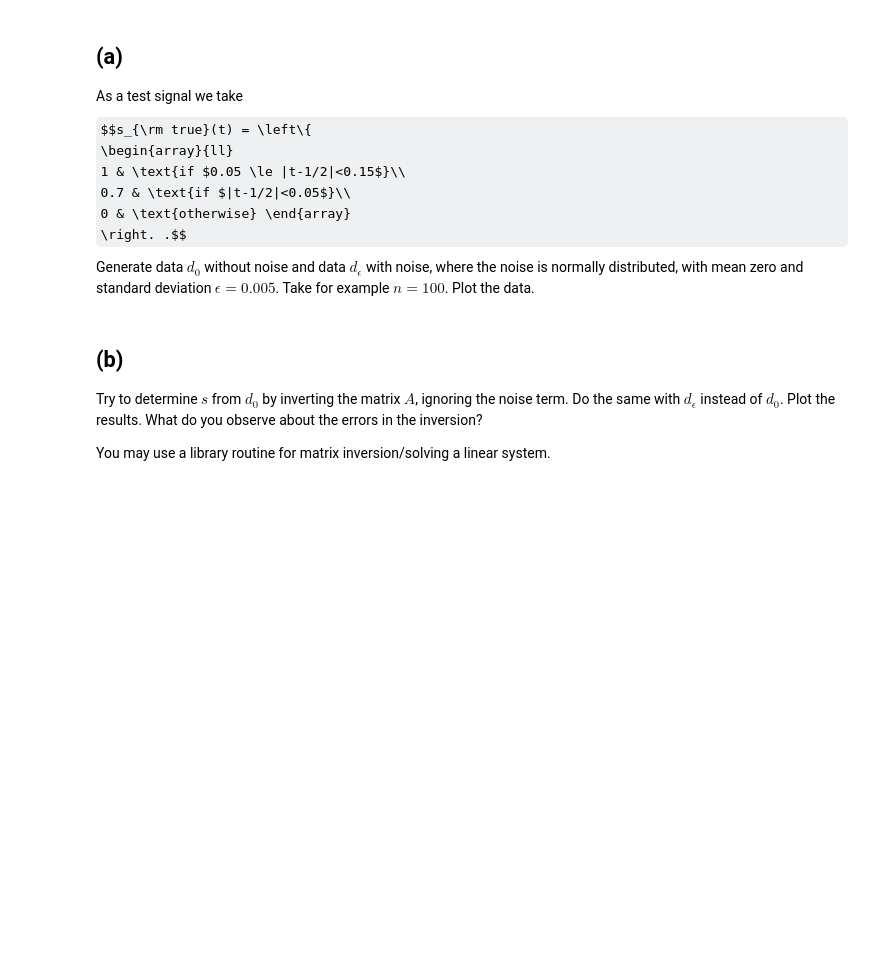
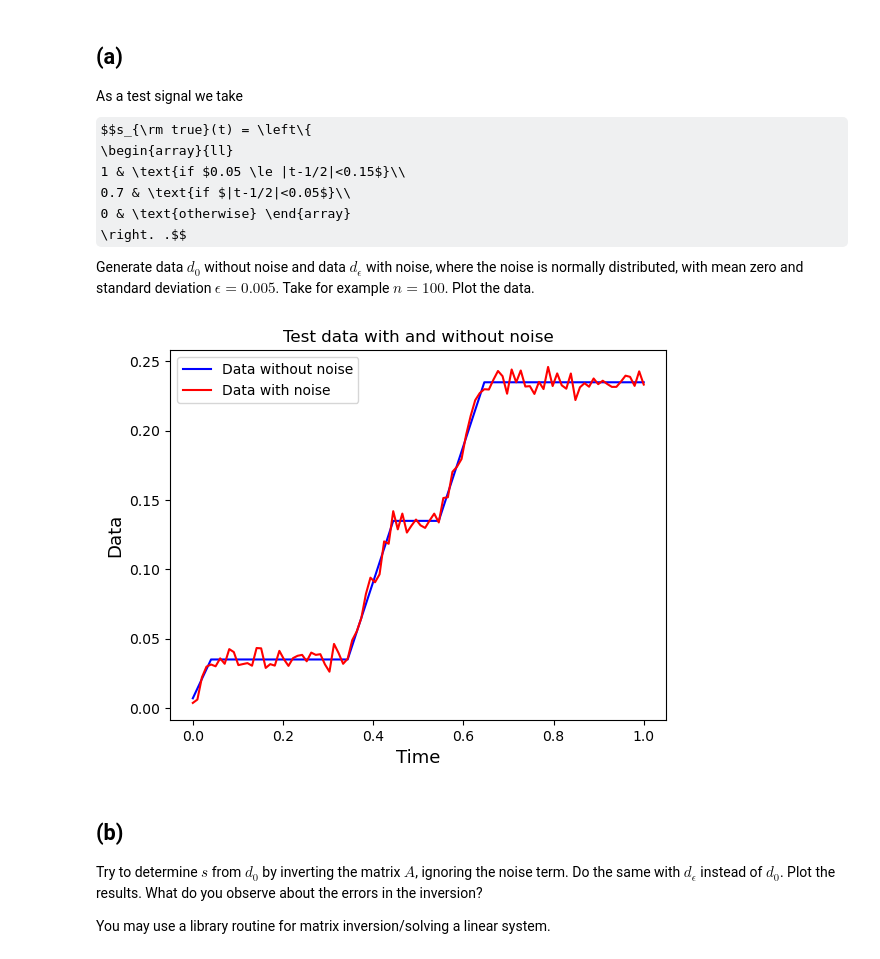
Before and after one commit to NaniHazbolatow/5284NUAL6Y, a Jupyter notebook: hw2.ipynb, the cells around one changed output. Saved outputs shown, nothing was run; the diff lists cells and outputs as text; code cells hidden in the pictures; some formulas as TeX source; blank space fills up the shorter version.

```diff
--- a/hw2.ipynb
+++ b/hw2.ipynb
@@ -153,7 +157,33 @@ $$s_{\rm true}(t) = \left\{
 Generate data $d_0$ without noise and data $d_\epsilon$ with noise, where the noise is normally distributed, with mean zero and standard deviation $\epsilon = 0.005$.
 Take for example $n=100$. Plot the data.
 # %%
-# YOUR CODE HERE
+n = 100
+h = 1/n
+time = np.linspace(0, 1, n)
+s = np.zeros(n)
+A = np.tril(np.ones((n, n))) * h
+
+for i in range(n):
+    if np.abs(time[i] - 0.5) >= 0.05 and np.abs(time[i] - 0.5) < 0.15:
+        s[i] = 1
+    elif np.abs(time[i] < 0.05):
+        s[i] = 0.7
+    else:
+        s[i] = 0
+
+d_0 = A @ s
+noise = np.random.normal(0, 0.005, n)
+d_eps = d_0 + noise
+
+plt.plot(time, d_0, color='blue', label='Data without noise')
+plt.plot(time, d_eps, color='red', label='Data with noise')
+plt.xlabel('Time', fontsize=13)
+plt.ylabel('Data', fontsize=13)
+plt.legend()
+plt.title('Test data with and without noise')
+plt.show()
+# %% [output]
+[figure, added]
 # %% [markdown]
 ## (b)
 Try to determine $s$ from $d_0$ by inverting the matrix $A$, ignoring the noise term.
```
Also changed, not shown: parts of 10 cells of this notebook.
